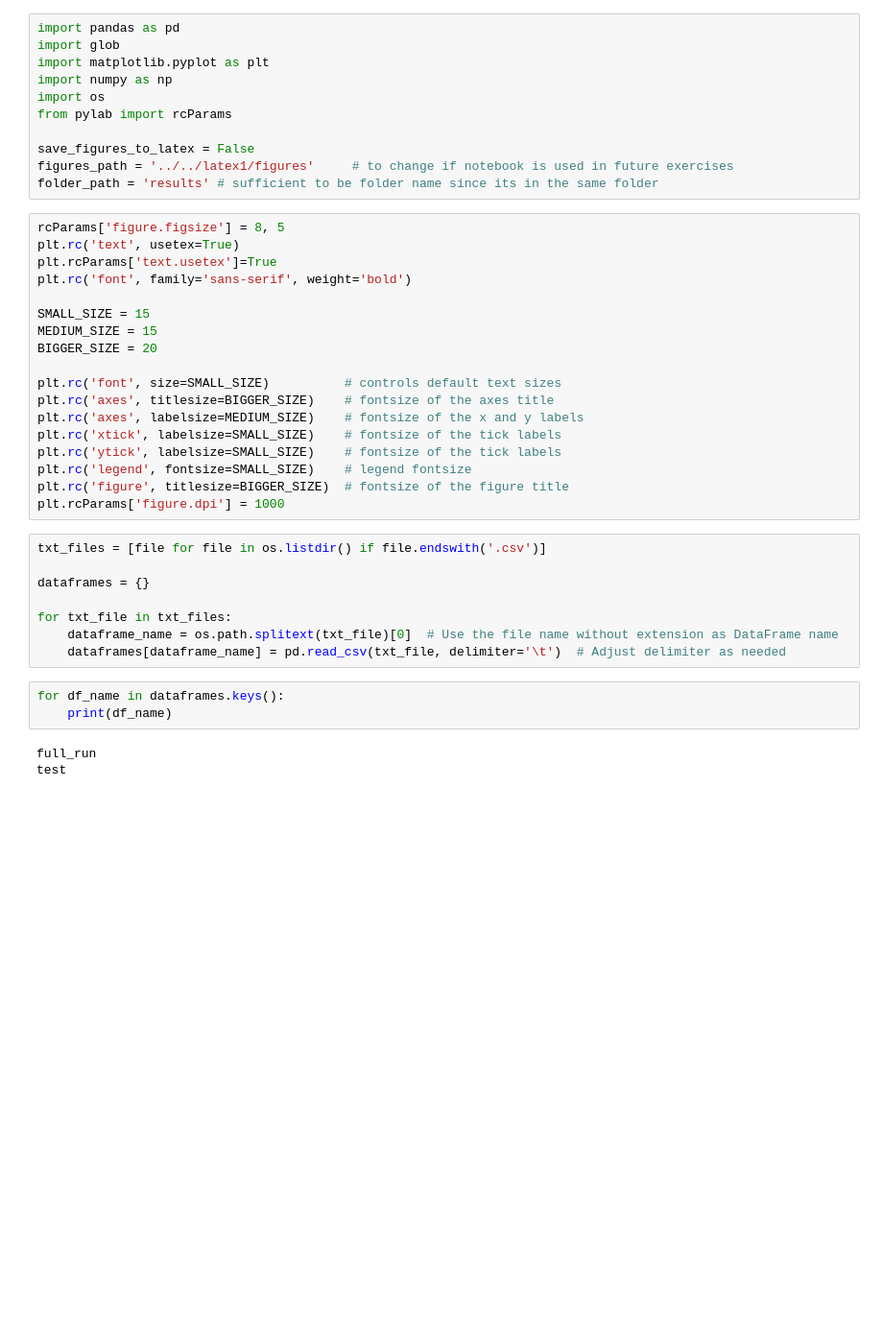
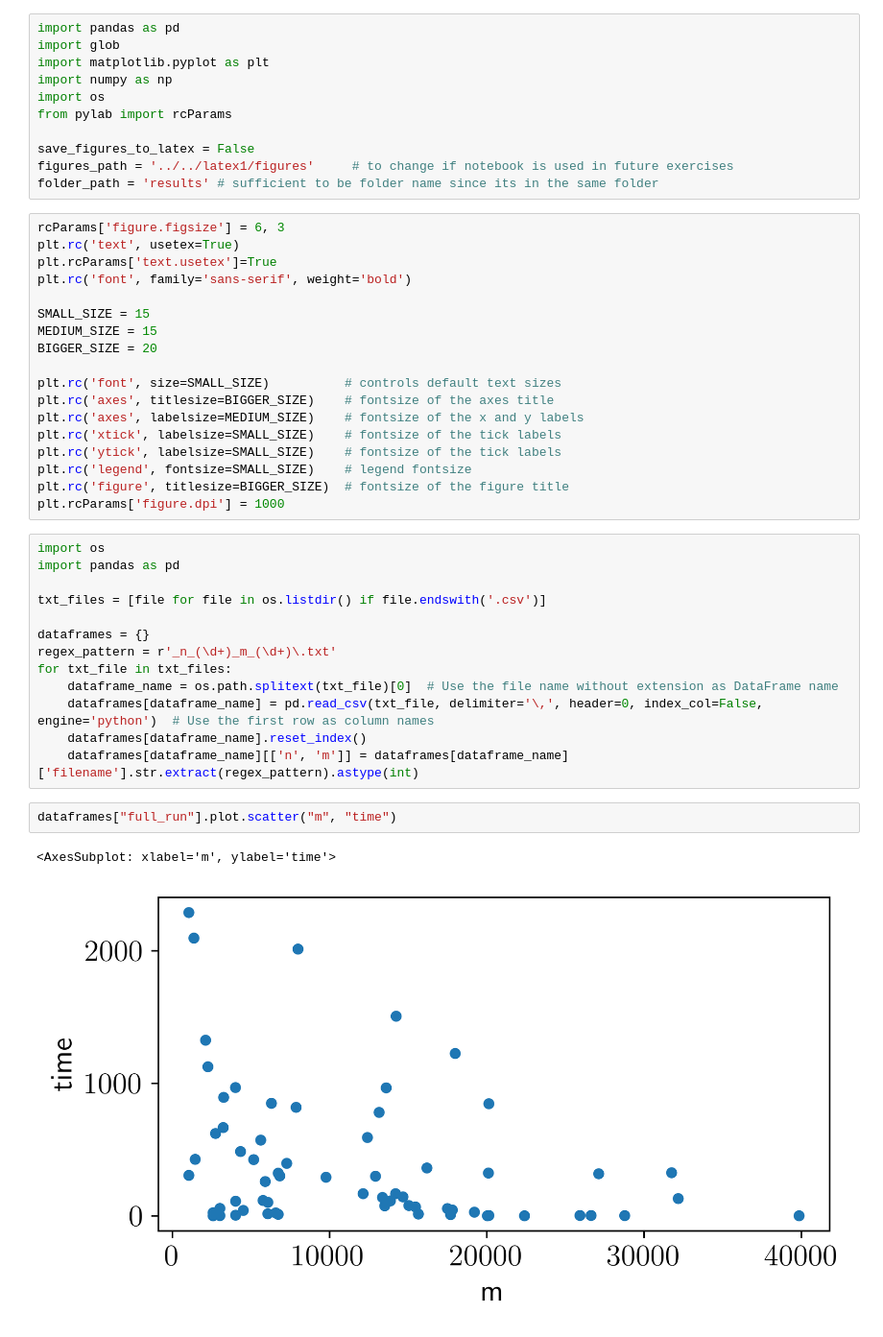
Before and after one commit to tellocam/HeuristicOptimization, a Jupyter notebook: ProgEx1/data/results/results_plots.ipynb, the cells around one changed output. Shown: that part at 96% size. Drawn from its saved outputs; the diff is of its cells as text; blank space fills up the shorter version.

Commit message:
plots work now

```diff
--- a/ProgEx1/data/results/results_plots.ipynb
+++ b/ProgEx1/data/results/results_plots.ipynb
@@ -10,7 +10,7 @@ save_figures_to_latex = False
 figures_path = '../../latex1/figures'     # to change if notebook is used in future exercises
 folder_path = 'results' # sufficient to be folder name since its in the same folder
 # %%
-rcParams['figure.figsize'] = 8, 5
+rcParams['figure.figsize'] = 6, 3
 plt.rc('text', usetex=True)
 plt.rcParams['text.usetex']=True
 plt.rc('font', family='sans-serif', weight='bold')
@@ -28,16 +28,20 @@ plt.rc('legend', fontsize=SMALL_SIZE)    # legend fontsize
 plt.rc('figure', titlesize=BIGGER_SIZE)  # fontsize of the figure title
 plt.rcParams['figure.dpi'] = 1000
 # %%
+import os
+import pandas as pd
+
 txt_files = [file for file in os.listdir() if file.endswith('.csv')]
 
 dataframes = {}
-
+regex_pattern = r'_n_(\d+)_m_(\d+)\.txt'
 for txt_file in txt_files:
     dataframe_name = os.path.splitext(txt_file)[0]  # Use the file name without extension as DataFrame name
-    dataframes[dataframe_name] = pd.read_csv(txt_file, delimiter='\t')  # Adjust delimiter as needed
+    dataframes[dataframe_name] = pd.read_csv(txt_file, delimiter='\,', header=0, index_col=False, engine='python')  # Use the first row as column names
+    dataframes[dataframe_name].reset_index()
+    dataframes[dataframe_name][['n', 'm']] = dataframes[dataframe_name]['filename'].str.extract(regex_pattern).astype(int)
-# %%
-for df_name in dataframes.keys():
-    print(df_name)
-# %% [output]
-full_run
-test
+# %%
+dataframes["full_run"].plot.scatter("m", "time")
+# %% [output]
+<AxesSubplot: xlabel='m', ylabel='time'>
+[figure, added]
```
Also changed, not shown: 1 other file.
